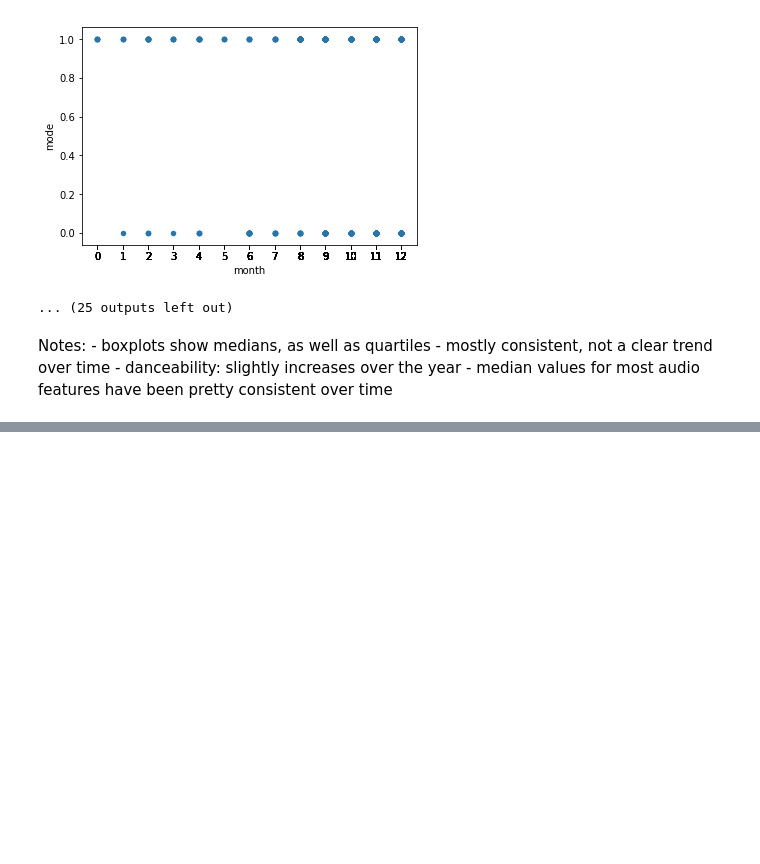
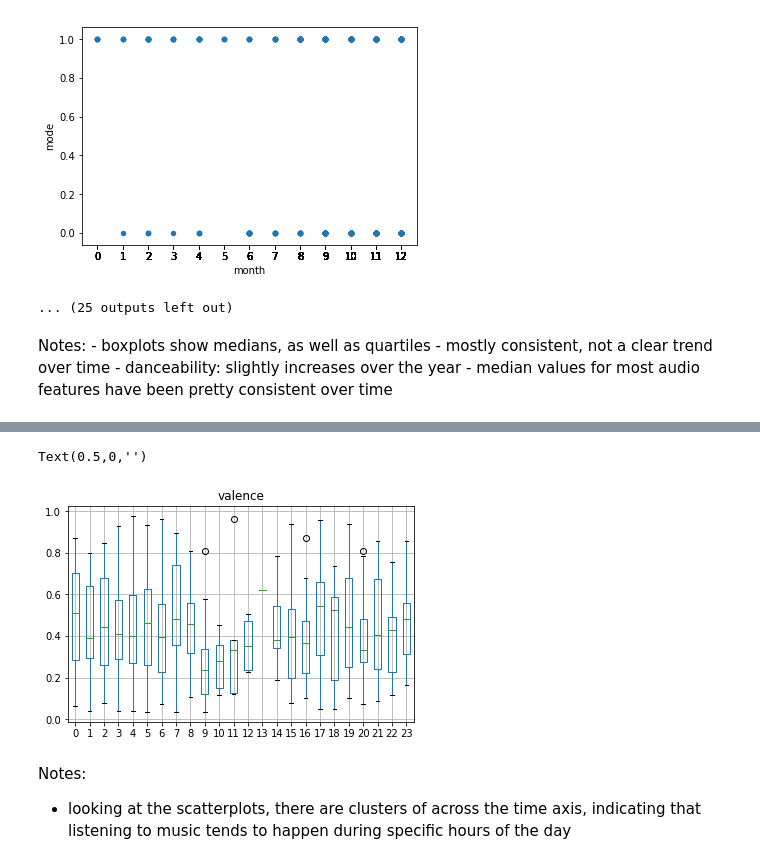
Before and after one commit to rileynwong/spotify-analysis, a Jupyter notebook: Data-Analysis.ipynb, the cells around one changed output, grey strips where cells are left out. Cells and saved outputs as stored; diff of their text form; code cells hidden in the pictures; blank space fills up the shorter version.

Commit message:
Clean up boxplot axes

```diff
--- a/Data-Analysis.ipynb
+++ b/Data-Analysis.ipynb
@@ -251,0 +273,10 @@ Notes:
+# %%
+valence_hour = data.boxplot('valence', data.time.dt.hour)
+valence_hour.get_figure().suptitle('')
+valence_hour.get_figure().gca().set_xlabel('')
+# %% [output]
+Text(0.5,0,'')
+[figure, added]
+# %% [markdown]
+Notes:
+- looking at the scatterplots, there are clusters of across the time axis, indicating that listening to music tends to happen during specific hours of the day
```
Also changed, not shown: parts of 11 cells of this notebook.
